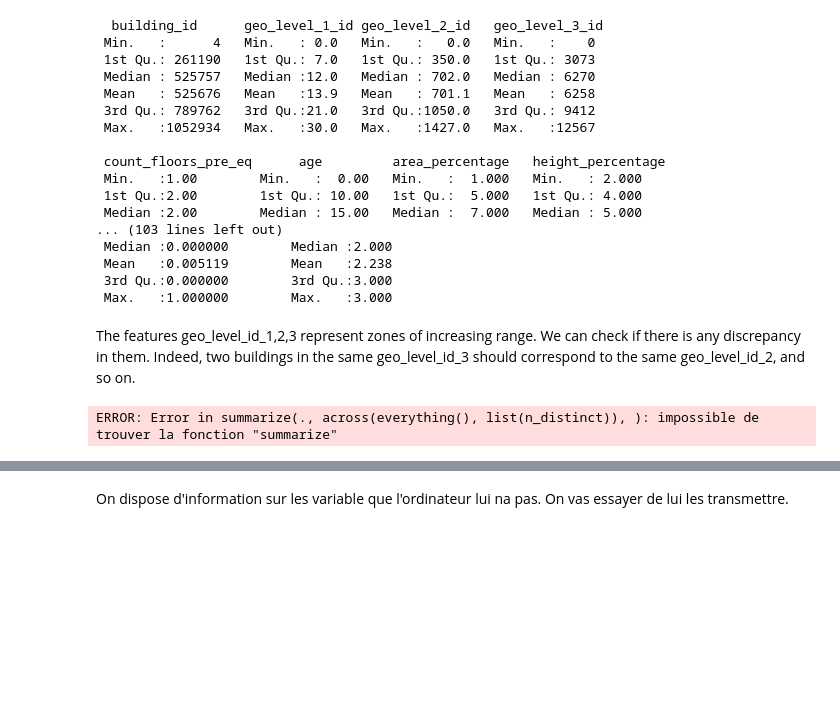
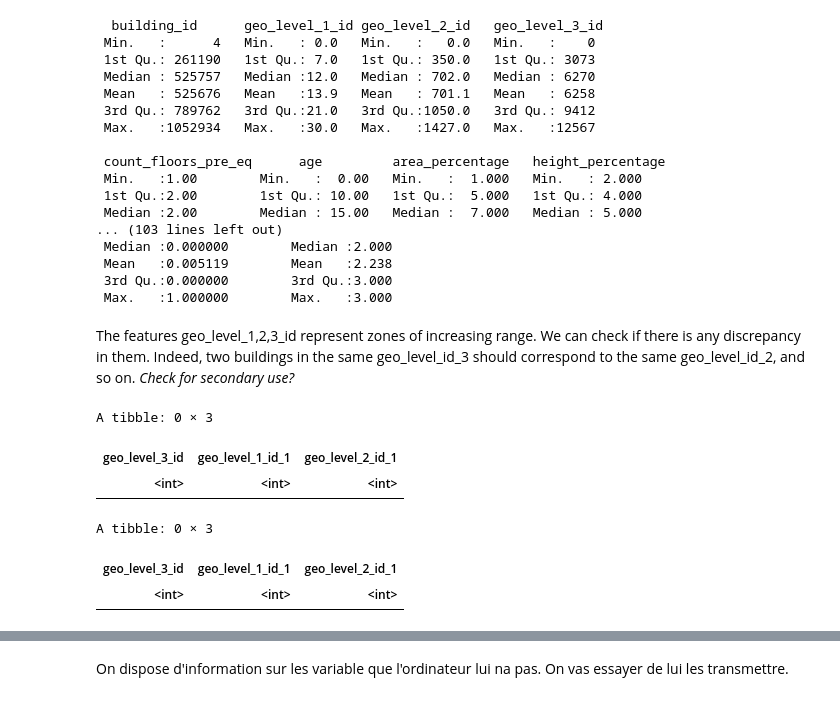
Before and after one commit to bikostet/richter-s-predictor-group-42, a Jupyter notebook: 0_Data Pre-processing .ipynb, the cells around one changed output, grey strips where cells are left out. Saved outputs shown, nothing was run; the diff lists cells and outputs as text; code cells hidden in the pictures; blank space fills up the shorter version.

```diff
--- a/0_Data Pre-processing .ipynb
+++ b/0_Data Pre-processing .ipynb
@@ -95,12 +98,16 @@ summary(data)
  3rd Qu.:0.000000        3rd Qu.:3.000
  Max.   :1.000000        Max.   :3.000
 # %% [markdown]
-The features geo_level_id_1,2,3 represent zones of increasing range. We can check if there is any discrepancy in them. Indeed, two buildings in the same geo_level_id_3 should correspond to the same geo_level_id_2, and so on.
+The features geo_level_1,2,3_id represent zones of increasing range. We can check if there is any discrepancy in them. Indeed, two buildings in the same geo_level_id_3 should correspond to the same geo_level_id_2, and so on. *Check for secondary use?*
 # %%
-mean_level_1 <- datam[,2:4] %>% group_by(geo_level_3_id) %>%
+mean_level_1 <- data[,2:4] %>% group_by(geo_level_3_id) %>%
 summarize(across(everything(),list(n_distinct)),)
 filter(mean_level_1,geo_level_1_id_1 > 1)
 filter(mean_level_1,geo_level_2_id_1 > 1)
-head(mean_level_1)
 # %% [output]
-ERROR: Error in summarize(., across(everything(), list(n_distinct)), ): impossible de trouver la fonction "summarize"
+A tibble: 0 × 3
+| geo_level_3_id | geo_level_1_id_1 | geo_level_2_id_1 |
+| <int> | <int> | <int> |
+A tibble: 0 × 3
+| geo_level_3_id | geo_level_1_id_1 | geo_level_2_id_1 |
+| <int> | <int> | <int> |
```
Also changed, not shown: parts of 6 cells of this notebook, 2 other files.
